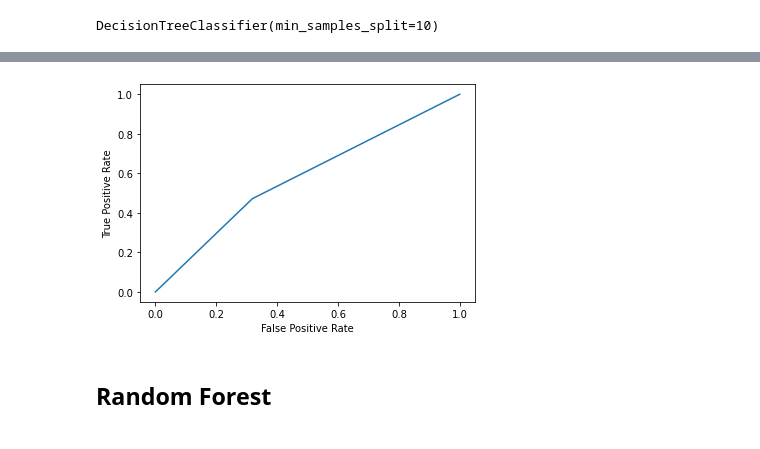
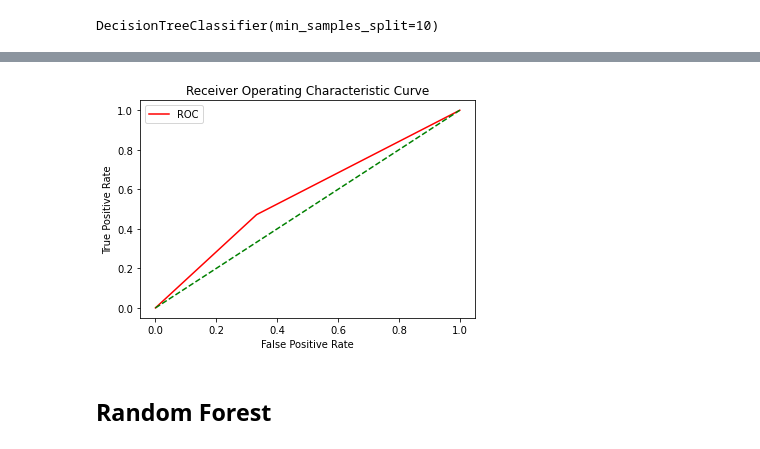
Before and after one commit to thesua7/Water-Potability-Prediction, a Jupyter notebook: Water Quality Prediction.ipynb, the cells around one changed output, grey strips where cells are left out. Saved outputs shown, nothing was run; the diff lists cells and outputs as text; code cells hidden in the pictures.

Commit message:
ROC curve bug fixed

```diff
--- a/Water Quality Prediction.ipynb
+++ b/Water Quality Prediction.ipynb
@@ -275,6 +275,17 @@ x.head()
 # %%
 from sklearn.model_selection import train_test_split
 import sklearn.metrics as metrics
+from sklearn.metrics import roc_curve
+
+
+def plot_roc_curve(fper, tper):
+    mplt.plot(fper, tper, color='red', label='ROC')
+    mplt.plot([0, 1], [0, 1], color='green', linestyle='--')
+    mplt.xlabel('False Positive Rate')
+    mplt.ylabel('True Positive Rate')
+    mplt.title('Receiver Operating Characteristic Curve')
+    mplt.legend()
+    mplt.show()
 
 X_train, X_test, Y_train, Y_test = train_test_split(x,y, test_size= 0.2, random_state=101,shuffle=True)
 # %%
@@ -306,11 +317,9 @@ weighted avg       0.61      0.61      0.61       656
 # %%
-fpr, tpr, _ = metrics.roc_curve(Y_test, prediction)
-mplt.plot(fpr,tpr)
-mplt.ylabel('True Positive Rate')
-mplt.xlabel('False Positive Rate')
-mplt.show()
+prob = prediction
+fper, tper, thresholds = roc_curve(Y_test, prob)
+plot_roc_curve(fper, tper)
 # %% [output]
-[figure, old version]
+[figure, new version]
 # %% [markdown]
 ## Random Forest
 # %%
```
Also changed, not shown: parts of 14 cells of this notebook.
